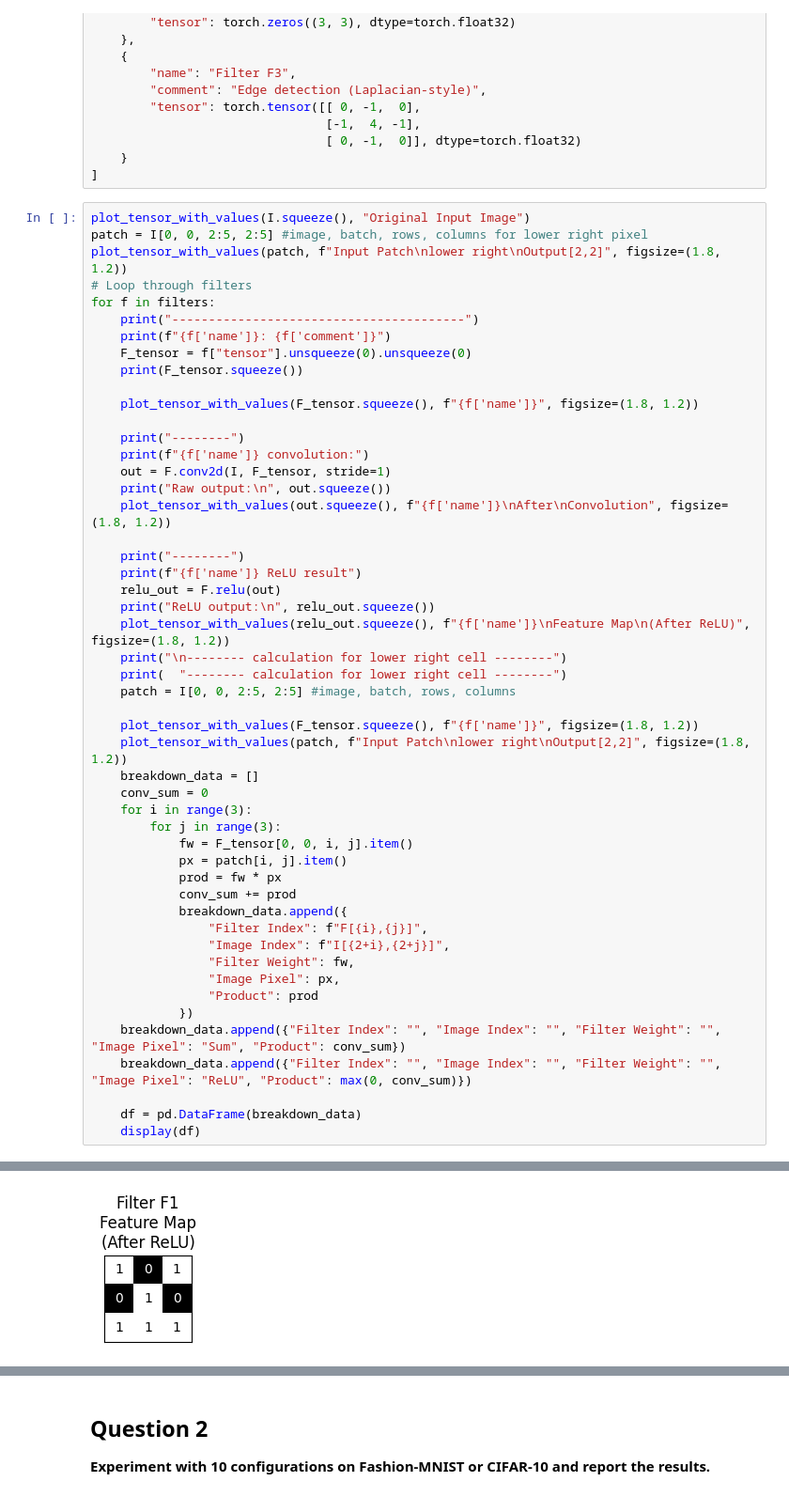
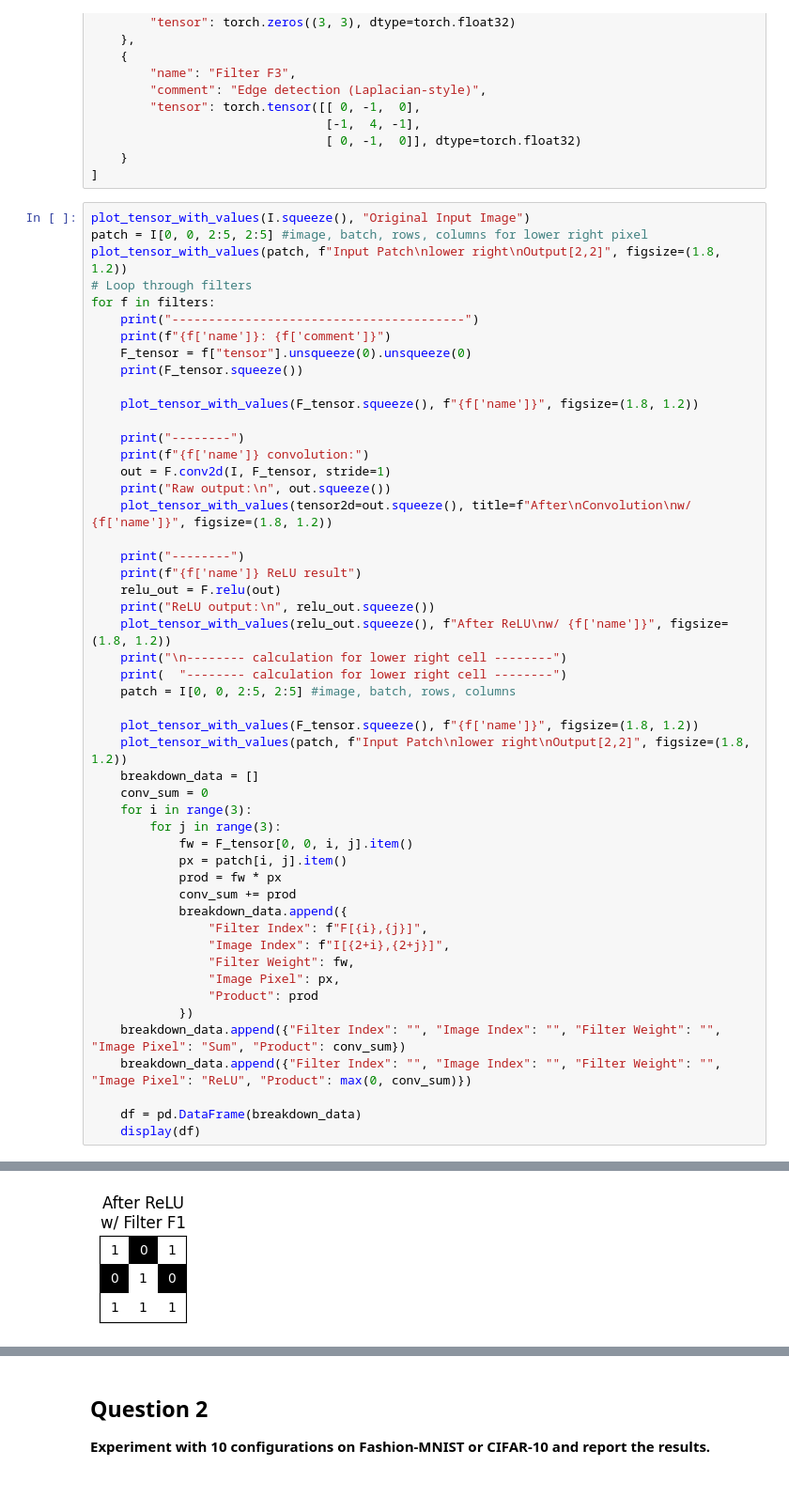
Before and after one commit to david-ewing-nz/STAT448-A3, a Jupyter notebook: STAT448_Assignment3_Solution.ipynb, the cells around one changed output, grey strips where cells are left out. Shown at 94% size. Cells and saved outputs as stored; diff of their text form.

```diff
--- a/STAT448_Assignment3_Solution.ipynb
+++ b/STAT448_Assignment3_Solution.ipynb
@@ -221,13 +215,13 @@ for f in filters:
     print(f"{f['name']} convolution:")
     out = F.conv2d(I, F_tensor, stride=1)
     print("Raw output:\n", out.squeeze())
-    plot_tensor_with_values(out.squeeze(), f"{f['name']}\nAfter\nConvolution", figsize=(1.8, 1.2))
+    plot_tensor_with_values(tensor2d=out.squeeze(), title=f"After\nConvolution\nw/ {f['name']}", figsize=(1.8, 1.2))
 
     print("--------")
     print(f"{f['name']} ReLU result")
     relu_out = F.relu(out)
     print("ReLU output:\n", relu_out.squeeze())
-    plot_tensor_with_values(relu_out.squeeze(), f"{f['name']}\nFeature Map\n(After ReLU)", figsize=(1.8, 1.2))
+    plot_tensor_with_values(relu_out.squeeze(), f"After ReLU\nw/ {f['name']}", figsize=(1.8, 1.2))
     print("\n-------- calculation for lower right cell --------")
     print(  "-------- calculation for lower right cell --------")
     patch = I[0, 0, 2:5, 2:5] #image, batch, rows, columns
@@ -273,10 +267,10 @@ Raw output:
 --------
 Filter F1 ReLU result
 ReLU output:
  tensor([[1., 0., 1.],
         [0., 1., 0.],
         [1., 1., 1.]])
-[figure, old version]
+[figure, new version]
 -------- calculation for lower right cell --------
 -------- calculation for lower right cell --------
 [figure]
```
Also changed, not shown: parts of 9 cells of this notebook.
